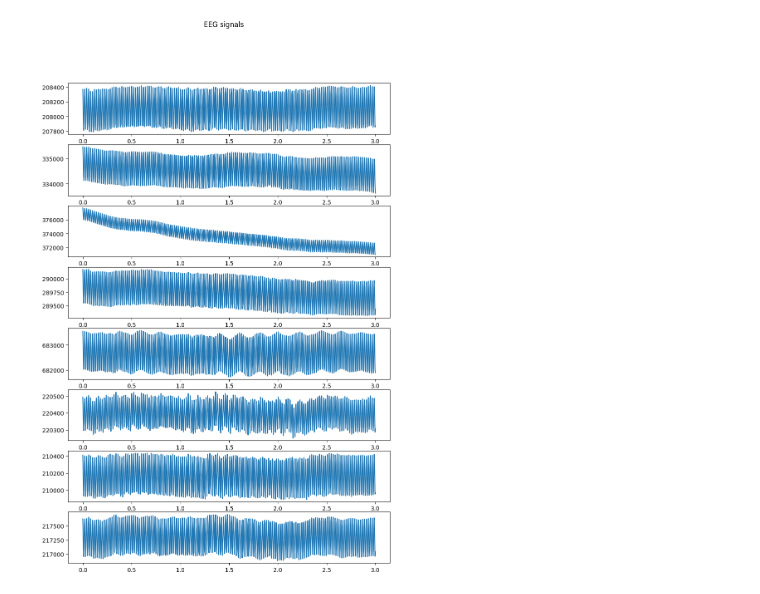
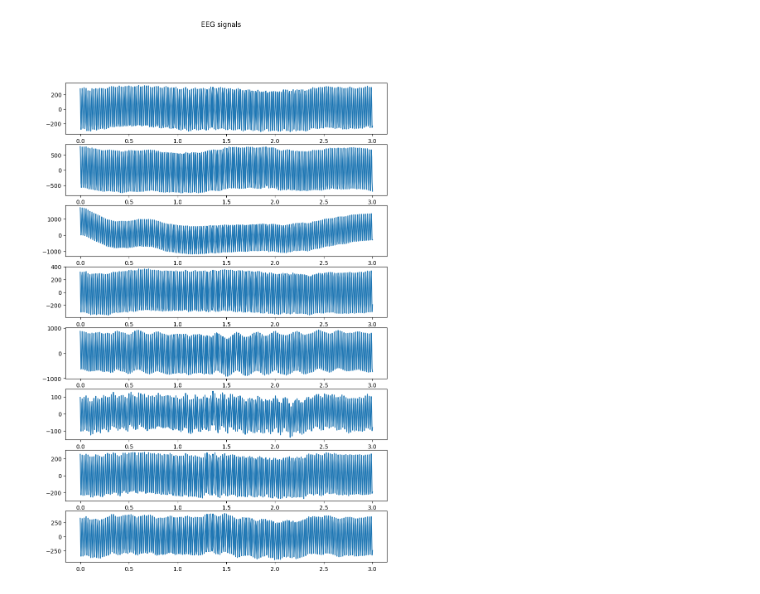
Before and after one commit to ValentijnBakkum/EEGcontroller, a Jupyter notebook: MeasurementSubgroup/Streaming/Python streaming preprocessing.ipynb, the cells around one changed output. Cells and saved outputs as stored; diff of their text form; code cells hidden in the pictures.

```diff
--- a/MeasurementSubgroup/Streaming/Python streaming preprocessing.ipynb
+++ b/MeasurementSubgroup/Streaming/Python streaming preprocessing.ipynb
@@ -24,12 +28,15 @@ df
 750 rows × 8 columns
 # %%
 x1 = np.linspace(0, end/fs, end, endpoint=True)
+
+# Remove the DC component
+df = signal.detrend(df, axis=0)
 
 fig, axs = plt.subplots(8, figsize=(10 , 15))
 fig.suptitle('EEG signals')
 for i in range(8):
-    axs[i].plot(x1,df.iloc[:,i])
+    axs[i].plot(x1,df[:,i])
 # %% [output]
-[figure, old version]
+[figure, new version]
 # %%
 from scipy.signal import butter, lfilter, lfilter_zi
```
Also changed, not shown: parts of 8 cells of this notebook.
